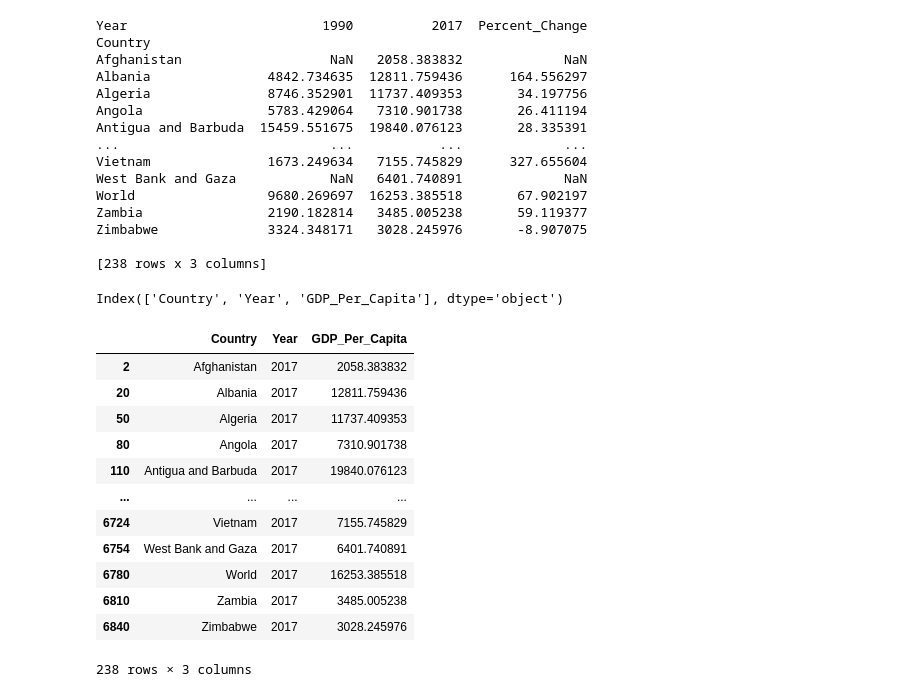
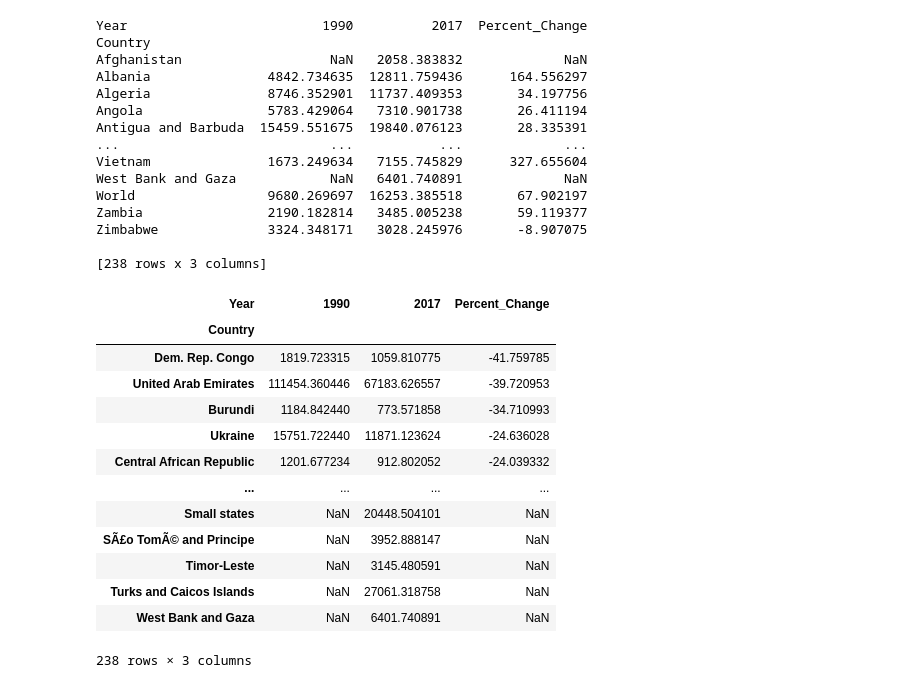
Before and after one commit to nss-data-science-cohort-5/un_exploration-yvonnemartinez716, a Jupyter notebook: notebooks/UN_Data_Exploration.ipynb, the cells around one changed output. Cells and saved outputs as stored; diff of their text form; code cells hidden in the pictures.

```diff
--- a/notebooks/UN_Data_Exploration.ipynb
+++ b/notebooks/UN_Data_Exploration.ipynb
@@ -259,23 +259,20 @@ Zambia                2190.182814   3485.005238       59.119377
 Zimbabwe              3324.348171   3028.245976       -8.907075
 
 [238 rows x 3 columns]
-# %%
-gdp_pivoted.columns
-# %% [output]
-Index(['Country', 'Year', 'GDP_Per_Capita'], dtype='object')
-# %%
-gdp_pivoted[gdp_pivoted['Year']==2017]
-# %% [output]
-|  | Country | Year | GDP_Per_Capita |
-| 2 | Afghanistan | 2017 | 2058.383832 |
-| 20 | Albania | 2017 | 12811.759436 |
-| 50 | Algeria | 2017 | 11737.409353 |
-| 80 | Angola | 2017 | 7310.901738 |
-| 110 | Antigua and Barbuda | 2017 | 19840.076123 |
-| ... | ... | ... | ... |
-| 6724 | Vietnam | 2017 | 7155.745829 |
-| 6754 | West Bank and Gaza | 2017 | 6401.740891 |
-| 6780 | World | 2017 | 16253.385518 |
-| 6810 | Zambia | 2017 | 3485.005238 |
-| 6840 | Zimbabwe | 2017 | 3028.245976 |
-238 rows × 3 columns
+# %%
+gdp_pivoted.sort_values('Percent_Change', ascending= True)
+# %% [output]
+| Year | 1990 | 2017 | Percent_Change |
+| Country |  |  |  |
+| Dem. Rep. Congo | 1819.723315 | 1059.810775 | -41.759785 |
+| United Arab Emirates | 111454.360446 | 67183.626557 | -39.720953 |
+| Burundi | 1184.842440 | 773.571858 | -34.710993 |
+| Ukraine | 15751.722440 | 11871.123624 | -24.636028 |
+| Central African Republic | 1201.677234 | 912.802052 | -24.039332 |
+| ... | ... | ... | ... |
+| Small states | NaN | 20448.504101 | NaN |
+| SÃ£o TomÃ© and Principe | NaN | 3952.888147 | NaN |
+| Timor-Leste | NaN | 3145.480591 | NaN |
+| Turks and Caicos Islands | NaN | 27061.318758 | NaN |
+| West Bank and Gaza | NaN | 6401.740891 | NaN |
+238 rows × 3 columns
```
Also changed, not shown: parts of 3 cells of this notebook.
